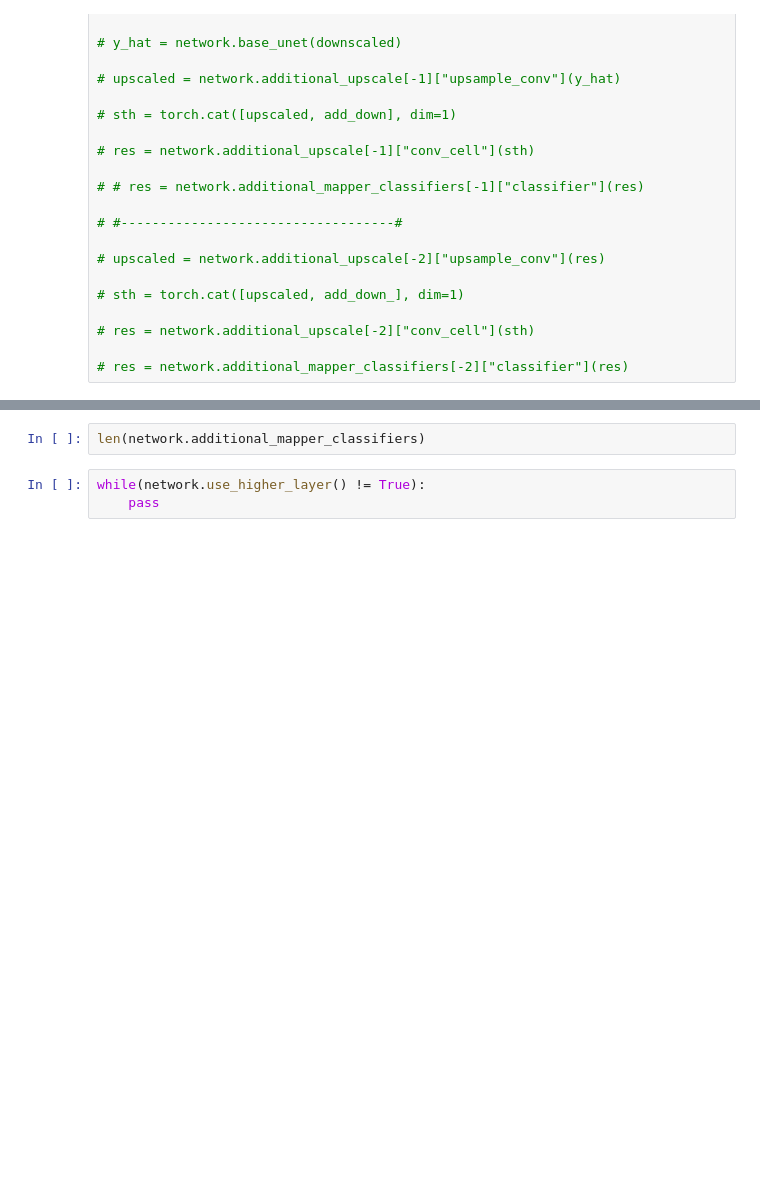
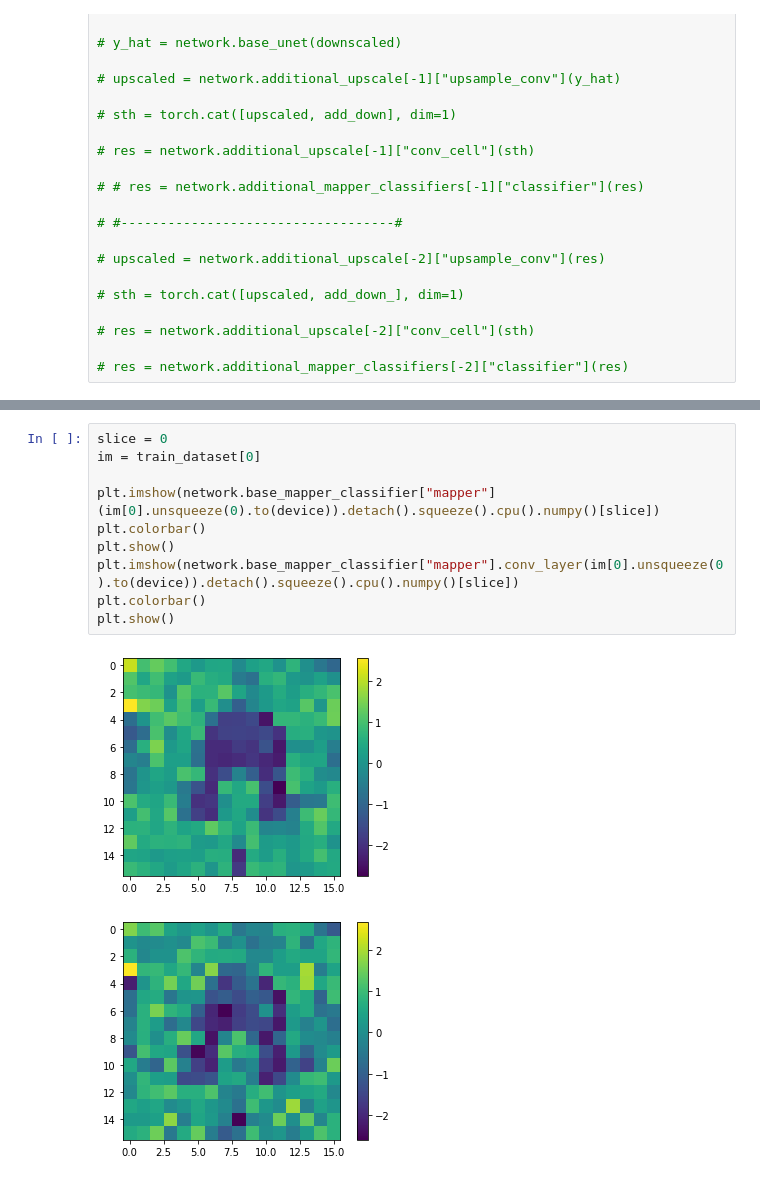
Before and after one commit to KrzysztofZywiecki/Dynamic-U-Net, a Jupyter notebook: test.ipynb, the cells around one changed output, grey strips where cells are left out. Drawn from its saved outputs; the diff is of its cells as text; blank space fills up the shorter version.

```diff
--- a/test.ipynb
+++ b/test.ipynb
@@ -188,5 +203,13 @@ tensor(0.4989)
-# %%
-len(network.additional_mapper_classifiers)
-# %%
-while(network.use_higher_layer() != True):
-    pass
+# %%
+slice = 0
+im = train_dataset[0]
+
+plt.imshow(network.base_mapper_classifier["mapper"](im[0].unsqueeze(0).to(device)).detach().squeeze().cpu().numpy()[slice])
+plt.colorbar()
+plt.show()
+plt.imshow(network.base_mapper_classifier["mapper"].conv_layer(im[0].unsqueeze(0).to(device)).detach().squeeze().cpu().numpy()[slice])
+plt.colorbar()
+plt.show()
+# %% [output]
+[figure, added]
+[figure, added]
```
Also changed, not shown: parts of 12 cells of this notebook, 4 other files.
